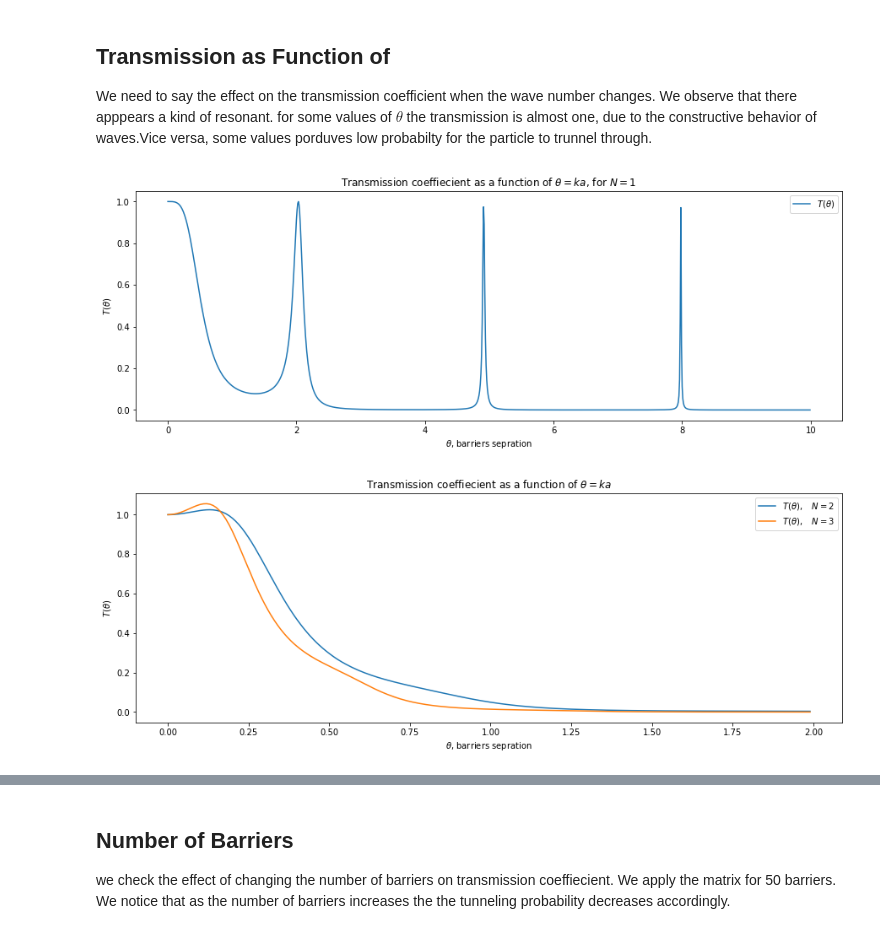
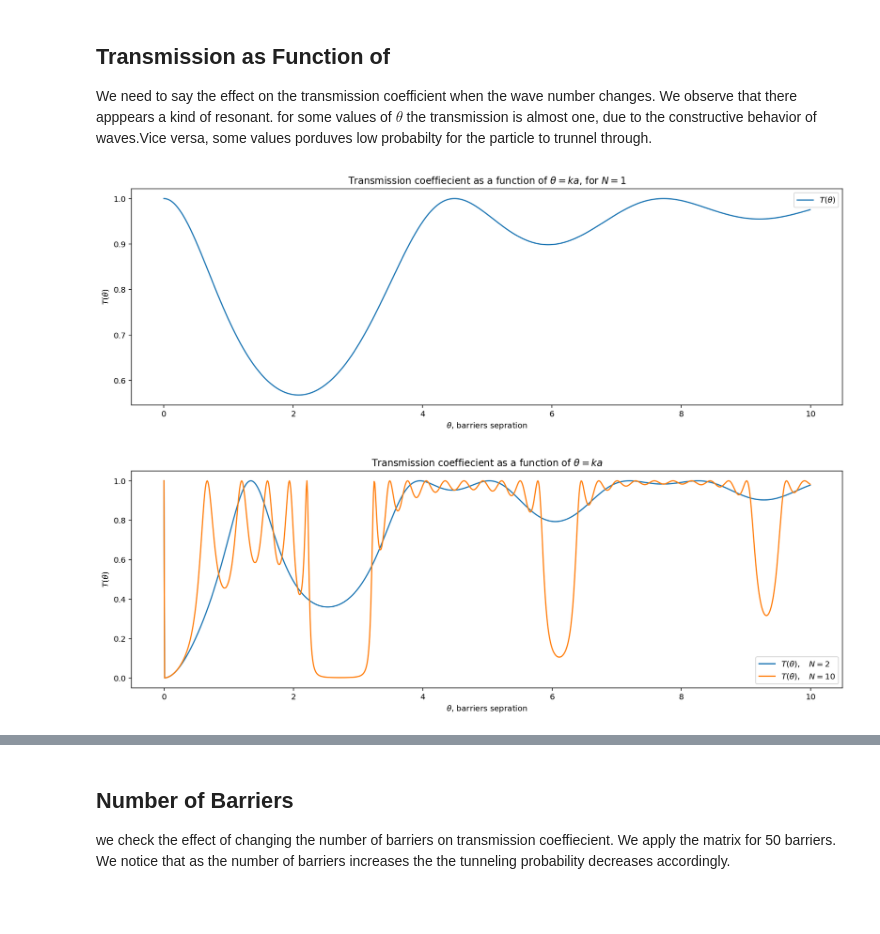
Before and after one commit to ammar-faifi/physics, a Jupyter notebook: PHYS310/N Equally Delta-Potential Barriers.ipynb, the cells around one changed output, grey strips where cells are left out. Saved outputs shown, nothing was run; the diff lists cells and outputs as text; code cells hidden in the pictures; blank space fills up the shorter version.

```diff
--- a/PHYS310/N Equally Delta-Potential Barriers.ipynb
+++ b/PHYS310/N Equally Delta-Potential Barriers.ipynb
@@ -180,49 +182,51 @@ $$
 We want now to compute numerically the $T(\theta)$ as a fumction of the angle $\theta=ka$, for different values of $n$.
 # %%
 import numpy as np
-import scipy as sp
 from matplotlib import pyplot as plt
 from matplotlib_inline import backend_inline
-plt.rcParams['figure.figsize'] = [15, 5]
-backend_inline.set_matplotlib_formats('png', 'pdf')
+backend_inline.set_matplotlib_formats('retina', 'pdf')
+plt.rcParams['figure.figsize'] = [16, 5]
 # %% [markdown]
 ## Transmission as Function of
 We need to say the effect on the transmission coefficient when the wave number changes. We observe that there apppears a kind of resonant. for some values of $\theta$ the transmission is almost one, due to the constructive behavior of waves.Vice versa, some values porduves low probabilty for the particle to trunnel through.
 # %%
 def Mn(n, theta):
-    beta = theta / 1    # beta = theta / a
+    if theta == 0:
+        beta = 0
+    else:
+        beta = 1 / theta    # beta = theta / a
     return np.array([
-        [ 1-1j*beta              , -beta*np.exp(-2j*n*theta) ],
-        [ beta*np.exp(2j*n*theta), 1+1j*beta                 ],
+        [ 1-1j*beta              , -1j*beta*np.exp(-2j*n*theta) ],
+        [ 1j*beta*np.exp(2j*n*theta), 1+1j*beta                 ],
     ])
 
 def M(N, theta):
     result = Mn(0, theta)
     for n in range(1, N+1, 1):
-        result = result @ Mn(n, theta)
+        result =  result @ Mn(n, theta)
     return result
 
 def T(N, theta):
     M_ = M(N, theta)
+    if M_[1][1] == 0:
+        print('ops')
     return abs(1 / M_[1][1]) **2
 
 thetas = np.arange(0, 10, 0.01)
 
 N = 1
 plt.plot(thetas, [T(N, x) for x in thetas], label=r'$T(\theta)$')
 plt.xlabel(r'$\theta$, barriers sepration')
 plt.ylabel(r'$T(\theta)$')
 plt.title(fr'Transmission coeffiecient as a function of $\theta=ka$, for $N={N}$')
 plt.legend()
 plt.show()
 # %% [output]
-[figure, old version]
+[figure, new version]
 # %%
-thetas = np.arange(0, 2, 0.01)
-
 N = 2
 plt.plot(thetas, [T(N, x) for x in thetas], label=rf'$T(\theta),\quad N={N}$')
-N = 3
+N = 10
 plt.plot(thetas, [T(N, x) for x in thetas], label=rf'$T(\theta),\quad N={N}$')
 plt.xlabel(r'$\theta$, barriers sepration')
 plt.ylabel(r'$T(\theta)$')
@@ -230,4 +234,4 @@ plt.title(fr'Transmission coeffiecient as a function of $\theta=ka$')
 plt.legend()
 plt.show()
 # %% [output]
-[figure, old version]
+[figure, new version]
```
Also changed, not shown: parts of 6 cells of this notebook, 1 other file.
